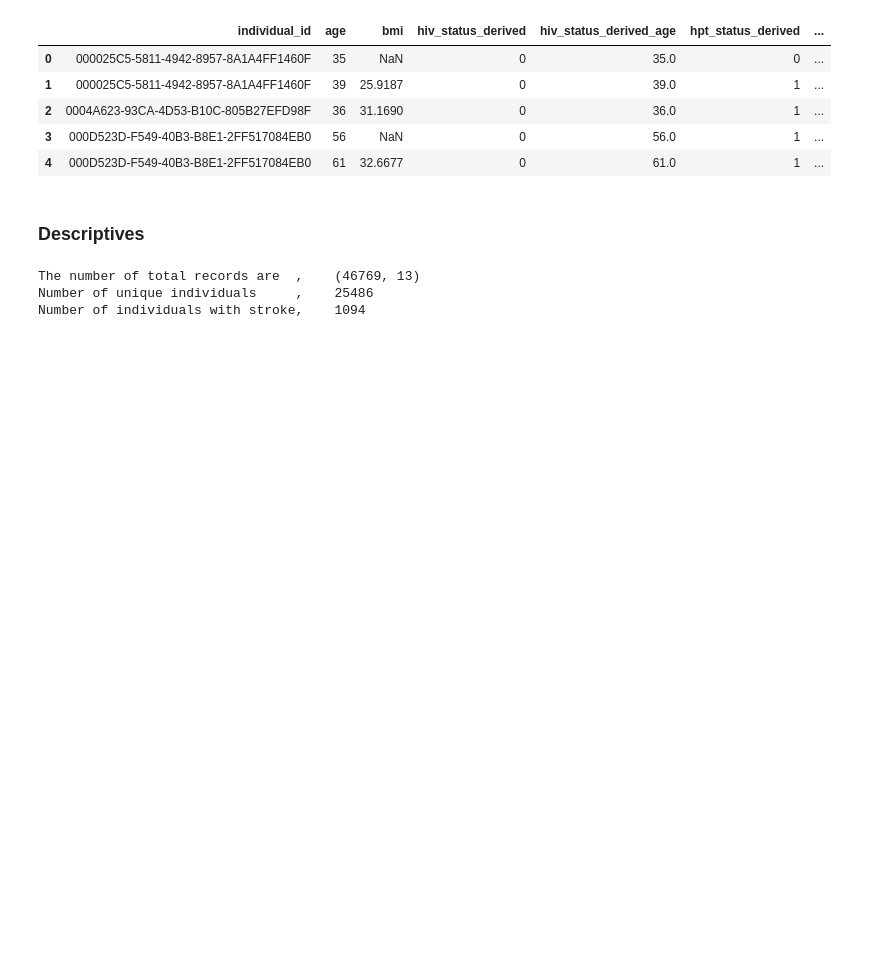
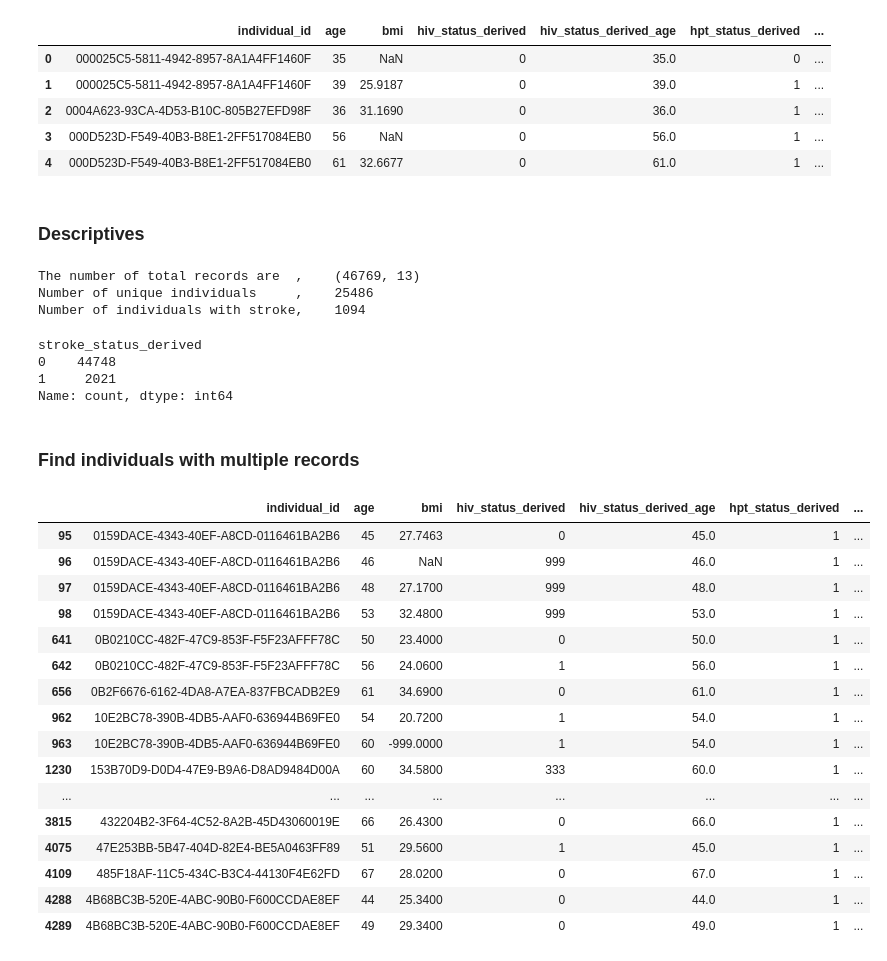
Before and after one commit to dmainagithub/stroke-work, a Jupyter notebook: Stroke_Data_Missingness.ipynb, the cells around one changed output. Cells and saved outputs as stored; diff of their text form; code cells hidden in the pictures; blank space fills up the shorter version.

```diff
--- a/Stroke_Data_Missingness.ipynb
+++ b/Stroke_Data_Missingness.ipynb
@@ -180,3 +180,39 @@ print(f"Number of individuals with stroke,    {stroke_cases}")
 The number of total records are  ,    (46769, 13)
 Number of unique individuals     ,    25486
 Number of individuals with stroke,    1094
+# %%
+smaller_df.stroke_status_derived.value_counts()
+# %% [output]
+stroke_status_derived
+0    44748
+1     2021
+Name: count, dtype: int64
+# %% [markdown]
+### Find individuals with multiple records
+# %%
+counts = smaller_df['individual_id'].value_counts()
+multiple_ids = counts[counts > 3].index
+# %%
+df_multi_condition = smaller_df[
+    (smaller_df['individual_id'].isin(multiple_ids))    # multiple records
+    &  (smaller_df['stroke_status_derived'] == 1)                       # condition
+]
+df_multi_condition.head(30)
+# %% [output]
+|  | individual_id | age | bmi | hiv_status_derived | hiv_status_derived_age | hpt_status_derived | ... |
+| 95 | 0159DACE-4343-40EF-A8CD-0116461BA2B6 | 45 | 27.7463 | 0 | 45.0 | 1 | ... |
+| 96 | 0159DACE-4343-40EF-A8CD-0116461BA2B6 | 46 | NaN | 999 | 46.0 | 1 | ... |
+| 97 | 0159DACE-4343-40EF-A8CD-0116461BA2B6 | 48 | 27.1700 | 999 | 48.0 | 1 | ... |
+| 98 | 0159DACE-4343-40EF-A8CD-0116461BA2B6 | 53 | 32.4800 | 999 | 53.0 | 1 | ... |
+| 641 | 0B0210CC-482F-47C9-853F-F5F23AFFF78C | 50 | 23.4000 | 0 | 50.0 | 1 | ... |
+| 642 | 0B0210CC-482F-47C9-853F-F5F23AFFF78C | 56 | 24.0600 | 1 | 56.0 | 1 | ... |
+| 656 | 0B2F6676-6162-4DA8-A7EA-837FBCADB2E9 | 61 | 34.6900 | 0 | 61.0 | 1 | ... |
+| 962 | 10E2BC78-390B-4DB5-AAF0-636944B69FE0 | 54 | 20.7200 | 1 | 54.0 | 1 | ... |
+| 963 | 10E2BC78-390B-4DB5-AAF0-636944B69FE0 | 60 | -999.0000 | 1 | 54.0 | 1 | ... |
+| 1230 | 153B70D9-D0D4-47E9-B9A6-D8AD9484D00A | 60 | 34.5800 | 333 | 60.0 | 1 | ... |
+| ... | ... | ... | ... | ... | ... | ... | ... |
+| 3815 | 432204B2-3F64-4C52-8A2B-45D43060019E | 66 | 26.4300 | 0 | 66.0 | 1 | ... |
+| 4075 | 47E253BB-5B47-404D-82E4-BE5A0463FF89 | 51 | 29.5600 | 1 | 45.0 | 1 | ... |
+| 4109 | 485F18AF-11C5-434C-B3C4-44130F4E62FD | 67 | 28.0200 | 0 | 67.0 | 1 | ... |
+| 4288 | 4B68BC3B-520E-4ABC-90B0-F600CCDAE8EF | 44 | 25.3400 | 0 | 44.0 | 1 | ... |
+| 4289 | 4B68BC3B-520E-4ABC-90B0-F600CCDAE8EF | 49 | 29.3400 | 0 | 49.0 | 1 | ... |
```
Also changed, not shown: parts of 2 cells of this notebook.
